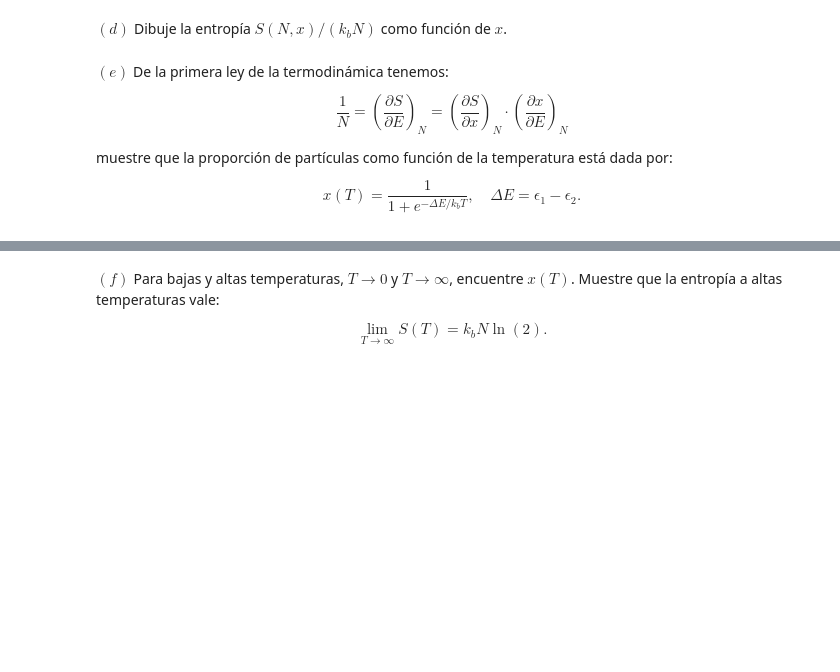
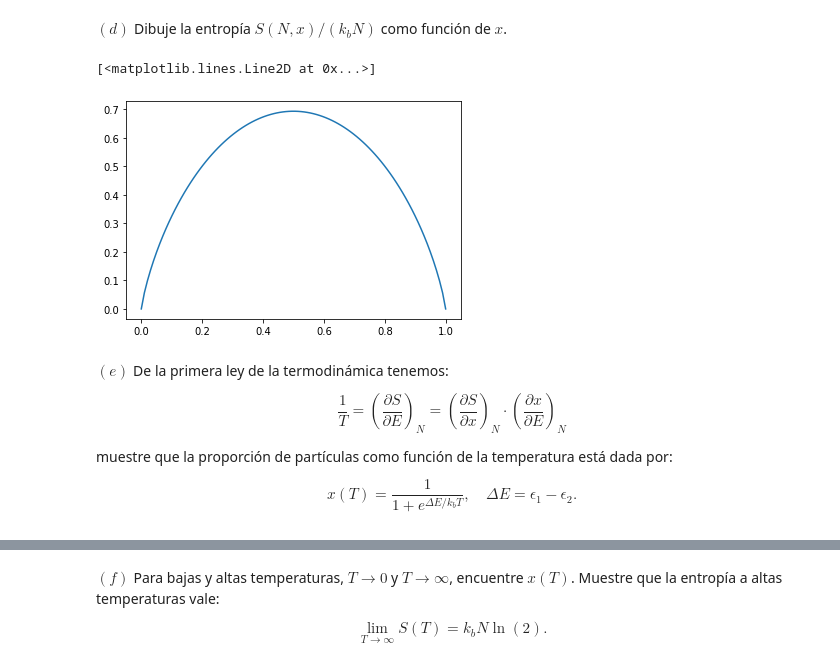
Before and after one commit to ThomasAnkhe/Metodos1_ClaudiaCuellar-ThomasAndrade, a Jupyter notebook: Cuarto Taller/Métodos_Taller4.ipynb, the cells around one changed output, grey strips where cells are left out. Cells and saved outputs as stored; diff of their text form; code cells hidden in the pictures; blank space fills up the shorter version.

```diff
--- a/Cuarto Taller/Métodos_Taller4.ipynb
+++ b/Cuarto Taller/Métodos_Taller4.ipynb
@@ -140,10 +290,22 @@ donde $x = \dfrac{1}{N(\epsilon_{1} - \epsilon_{0})} \cdot (E - N\epsilon_{0})$
 # %% [markdown]
 $(d)$ Dibuje la entropía $S(N, x)/(k_{b}N)$ como función de $x$.
+# %%
+def Entropy(N, x, k_b):
+    value = -k_b*N*(x*np.log(x) + (1 - x)*np.log(1 - x))
+    return value
+
+k_b = 1.380649 * 1e-23 # Constante de Boltzman en J/K
+x = np.linspace(1e-10, 1 - 1e-10, 100) # Valores arbitrarios de x.
+y = Entropy(N = 10, x = x, k_b = k_b)/(k_b*10)
+plt.plot(x, y)
+# %% [output]
+[<matplotlib.lines.Line2D at 0x...>]
+[figure, added]
 # %% [markdown]
 $(e)$ De la primera ley de la termodinámica tenemos:
 
-$$\frac{1}{N} = \left(\frac{\partial S}{\partial E}\right)_{N} = \left(\frac{\partial S}{\partial x}\right)_{N} \cdot \left(\frac{\partial x}{\partial E}\right)_{N}$$
+$$\frac{1}{T} = \left(\frac{\partial S}{\partial E}\right)_{N} = \left(\frac{\partial S}{\partial x}\right)_{N} \cdot \left(\frac{\partial x}{\partial E}\right)_{N}$$
 
 muestre que la proporción de partículas como función de la temperatura está dada por:
 
-$$x(T) = \frac{1}{1 + e^{-\Delta E/k_{b}T}}, \quad \Delta E = \epsilon_{1} - \epsilon_{2}.$$
+$$x(T) = \frac{1}{1 + e^{\Delta E/k_{b}T}}, \quad \Delta E = \epsilon_{1} - \epsilon_{2}.$$
```
Also changed, not shown: parts of 26 cells of this notebook.
